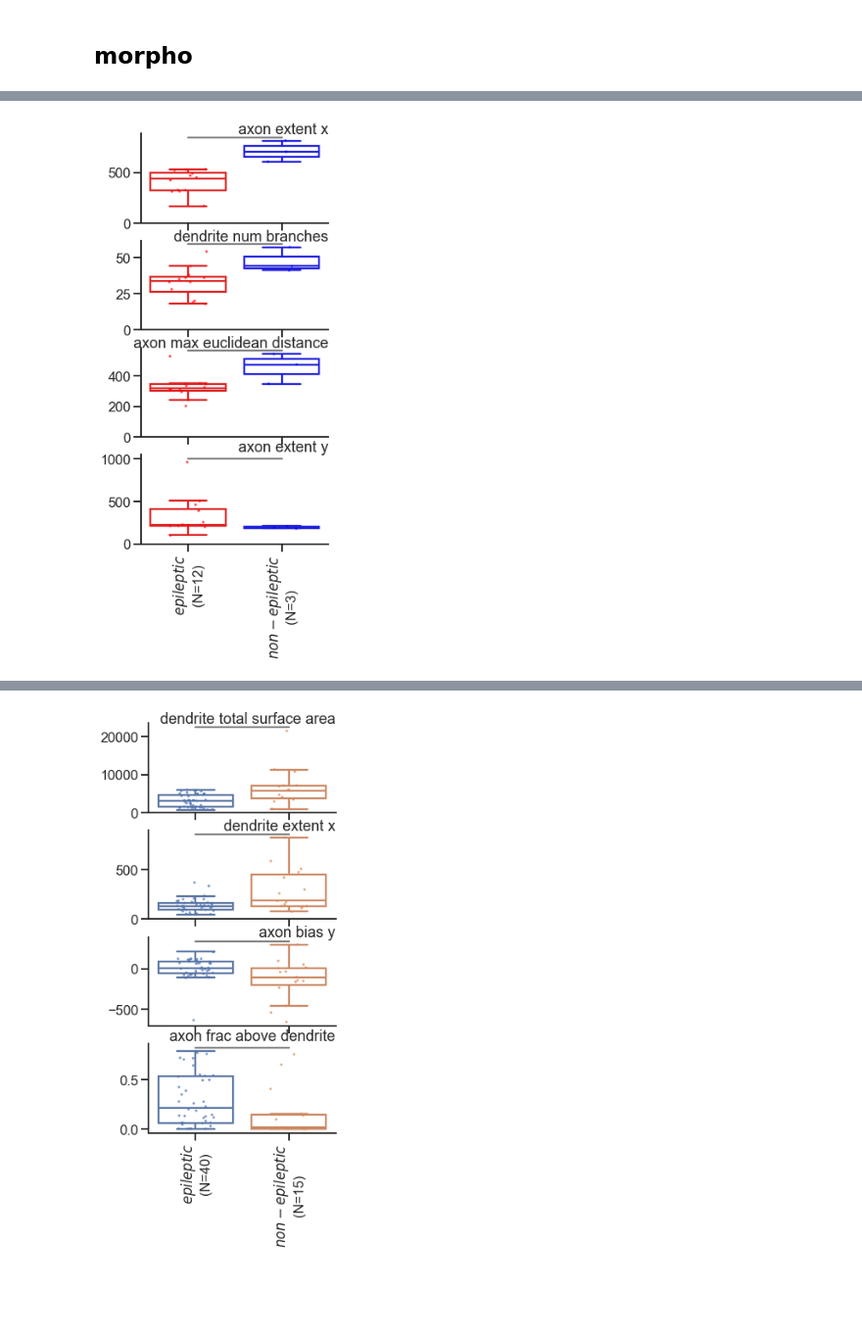
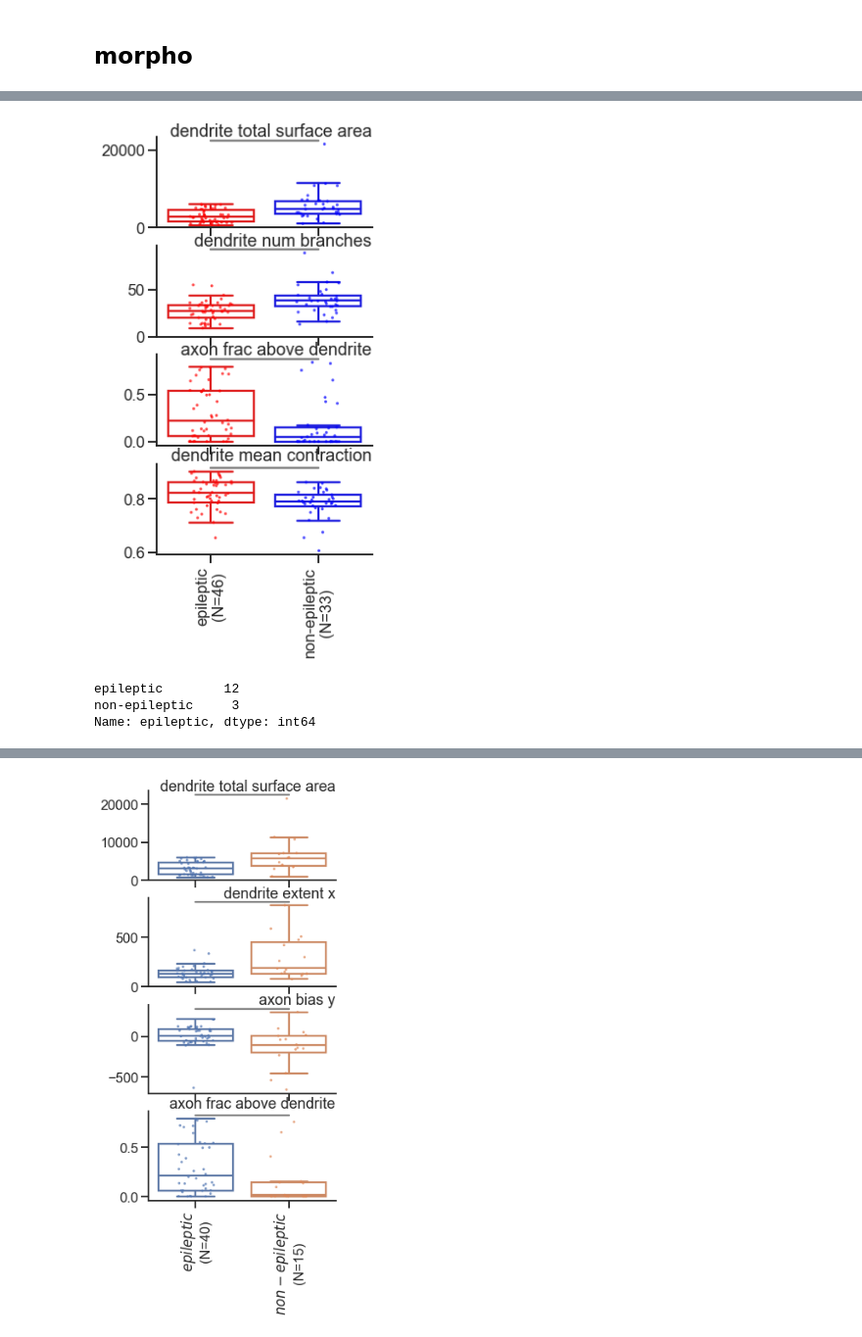
Before and after one commit to AllenInstitute/patchseq_human_L1, a Jupyter notebook: notebooks/l1_metadata_effects.ipynb, the cells around one changed output, grey strips where cells are left out. Shown at 98% size. Drawn from its saved outputs; the diff is of its cells as text; code cells hidden in the pictures; blank space fills up the shorter version.

```diff
--- a/notebooks/l1_metadata_effects.ipynb
+++ b/notebooks/l1_metadata_effects.ipynb
@@ -444,6 +442,6 @@ Name: condition, dtype: int64
 ## ephys
 # %%
 data = human_df.query("l1_type & collaborator=='AIBS' & failed_fx_long_squares==False")
-group_col = 'condition'
+group_col = 'epileptic'
 data[group_col].value_counts(dropna=False)
 # %% [output]
@@ -531,7 +530,7 @@ utils.plot_boxplot_multiple(data, feat, groups, labels=feature_name, figsize=(4,
 # %% [markdown]
 ## morpho
 # %%
-data = human_df.query("l1_type & has_morph & condition!='hydrocephalus' & cortical_lobe=='TemL'")
+# data = human_df.query("l1_type & has_morph & condition!='hydrocephalus' & cortical_lobe=='TemL'")
 # data = human_df.query("l1_type & has_morph & condition!='hydrocephalus' & homology_type!='L1 VIP'")
 # data = human_df.query("l1_type & has_morph & condition!='hydrocephalus' & homology_type=='LAMP5' & layer=='1'")
 # data = human_df.query("l1_type & has_morph & condition!='hydrocephalus' & collaborator=='AIBS'")
@@ -540,6 +539,7 @@ group_col = 'condition'
 data = human_df.query("l1_type & has_morph & cortical_lobe=='TemL' & homology_type!='L1 VIP'")
 data = human_df.query("l1_type & has_morph & cortical_lobe=='TemL' & homology_type=='LAMP5'")
 data = human_df.query("l1_type & has_morph & structure=='MTG' & homology_type=='LAMP5'")
+data = human_df.query("l1_type & has_morph")
 group_col = 'epileptic'
 data[group_col].value_counts(dropna=False)
 # %% [output]
@@ -573,7 +573,15 @@ res.head(20)
 # %%
 corr = data[features].corr(method='spearman')
 feat = utils.select_distinct(res.index, corr, nfeat=4, threshold=0.7)
-utils.plot_boxplot_multiple(data, feat, group_col, labels=feature_name, test='mannwhitney', figsize=(4,9), pairs='all',
+utils.plot_boxplot_multiple(data, feat, group_col, labels=feature_name, test='mannwhitney', figsize=(4,8), pairs='all',
                           palette=epilepsy_palette )
 # %% [output]
-[figure, old version]
+[figure, new version]
+# %%
+data = human_df.query("l1_type & has_morph & structure=='MTG' & homology_type=='LAMP5'")
+group_col = 'epileptic'
+data[group_col].value_counts(dropna=False)
+# %% [output]
+epileptic        12
+non-epileptic     3
+Name: epileptic, dtype: int64
```
Also changed, not shown: parts of 12 cells of this notebook, 17 other files.
